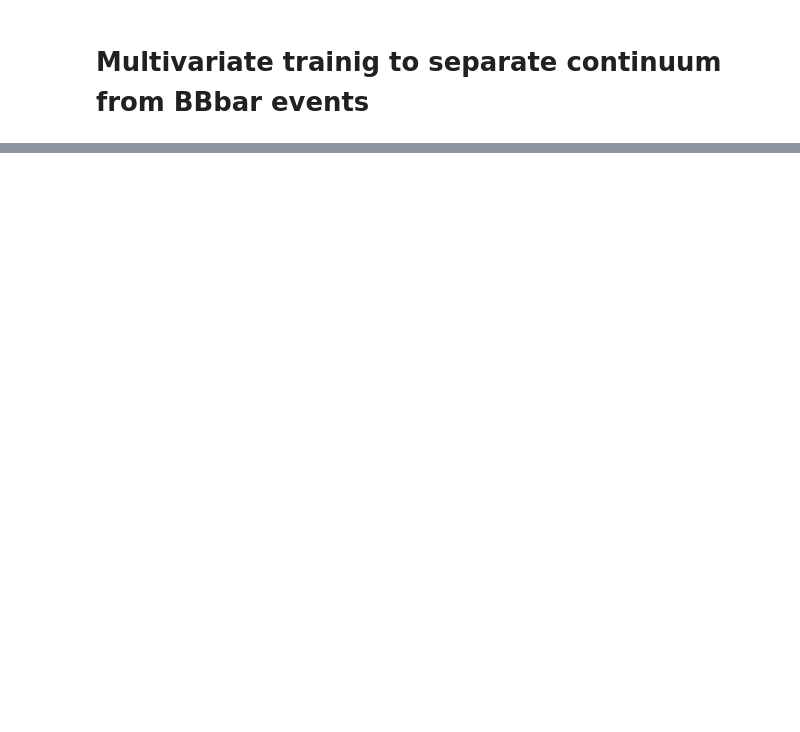
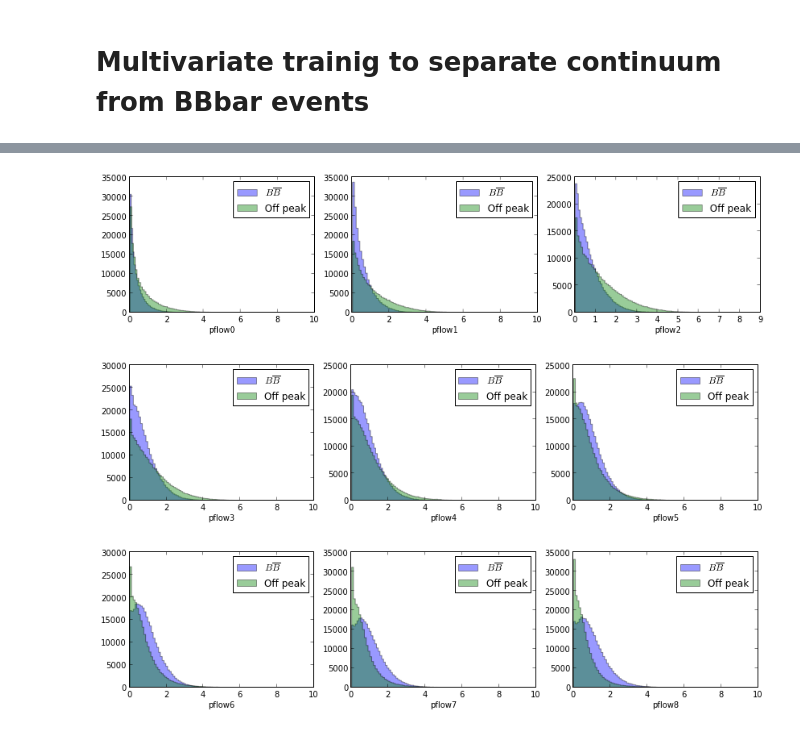
Before and after one commit to gitcheng/dilep_nb, a Jupyter notebook: singlevar_train.ipynb, the cells around one changed output, grey strips where cells are left out. Cells and saved outputs as stored; diff of their text form; code cells hidden in the pictures; blank space fills up the shorter version.

```diff
--- a/singlevar_train.ipynb
+++ b/singlevar_train.ipynb
@@ -62,0 +75,15 @@ plot_allvars([d_BB, d_off], [r'$B\overline{B}$', 'Off peak'], vars_to_plot, vran
+# %%
+vars_to_plot2= []
+yscales={}
+ranges2={}
+for i in xrange(9):
+    var= 'pflow'+str(i)
+    vars_to_plot2.append(var)
+    yscales[var]='linear'
+    ranges2[var]= (0,10)
+#vranges= {'emiss': (-5,10), 'thrust': (0.5,1), 'Lp0':(0,12), 'Lp2':(0,10)}
+plot_allvars([d_BB, d_off], [r'$B\overline{B}$', 'Off peak'], vars_to_plot2, ranges=ranges2, yscales=yscales)
+# %% [output]
+[figure, added]
+[figure, added]
+[figure, added]
```
Also changed, not shown: parts of 10 cells of this notebook, 6 other files.
